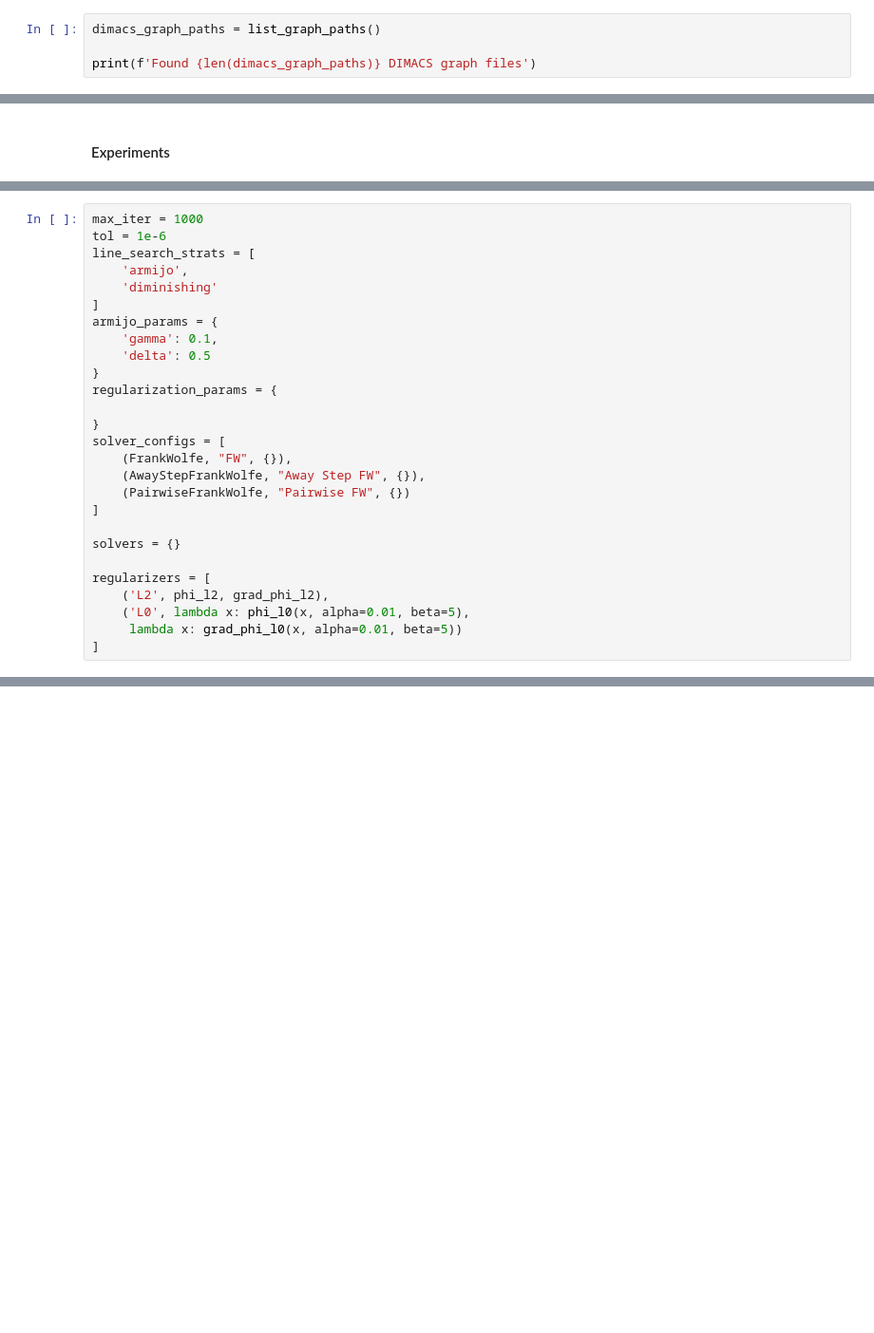
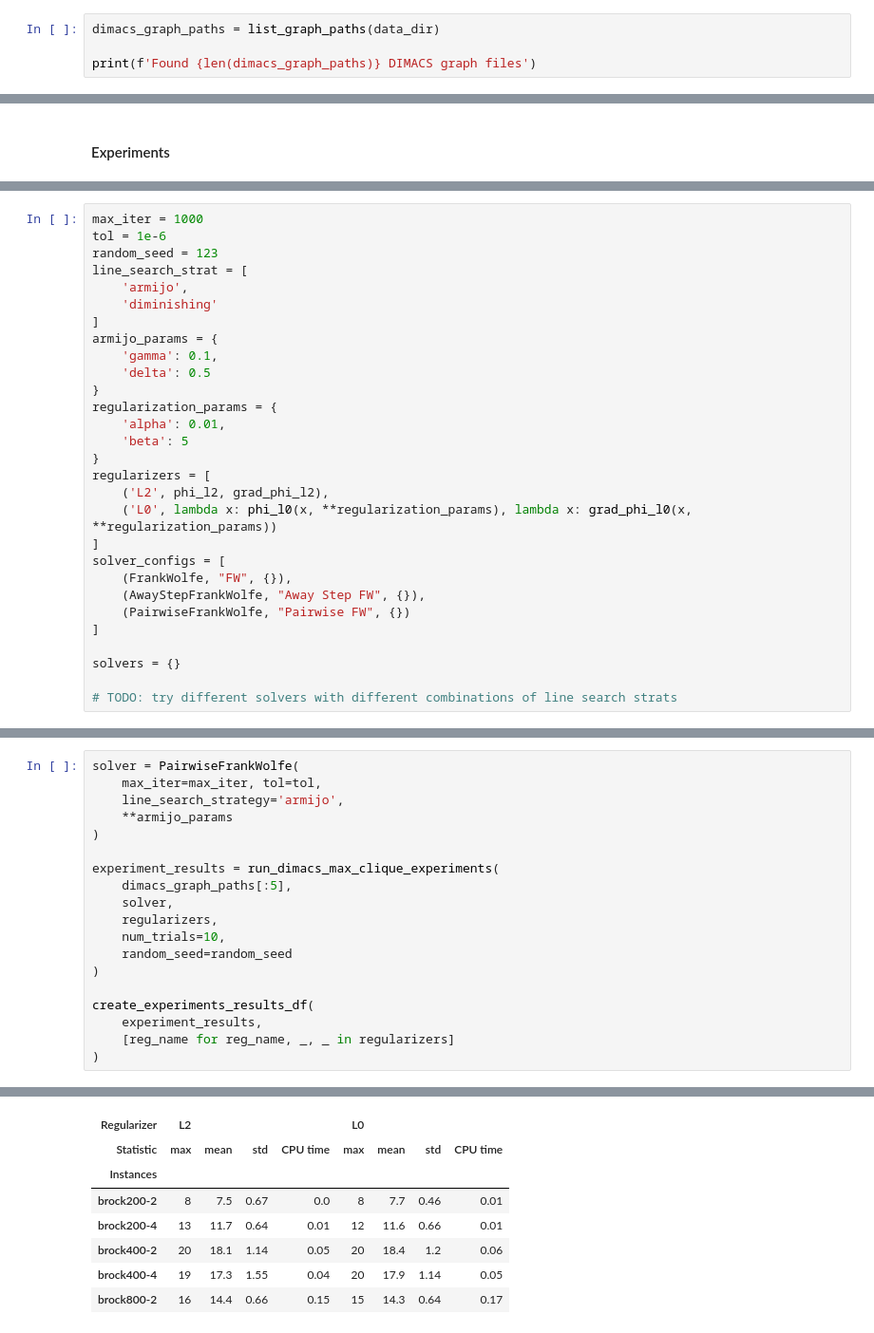
Before and after one commit to pavelihno/optimization-data-science, a Jupyter notebook: Project.ipynb, the cells around one changed output, grey strips where cells are left out. Shown at 95% size. Cells and saved outputs as stored; diff of their text form; blank space fills up the shorter version.

Commit message:
created function for running experiments on DIMACS

```diff
--- a/Project.ipynb
+++ b/Project.ipynb
@@ -938,7 +942,7 @@ def load_graph(graph_path):
 
     return graph_name, adj_matrix
 # %%
-dimacs_graph_paths = list_graph_paths()
+dimacs_graph_paths = list_graph_paths(data_dir)
 
 print(f'Found {len(dimacs_graph_paths)} DIMACS graph files')
 # %% [output]
@@ -952,7 +1045,8 @@ Found 31 DIMACS graph files
 # %%
 max_iter = 1000
 tol = 1e-6
-line_search_strats = [
+random_seed = 123
+line_search_strat = [
     'armijo',
     'diminishing'
 ]
@@ -961,8 +1055,13 @@ armijo_params = {
     'delta': 0.5
 }
 regularization_params = {
-
+    'alpha': 0.01,
+    'beta': 5
 }
+regularizers = [
+    ('L2', phi_l2, grad_phi_l2),
+    ('L0', lambda x: phi_l0(x, **regularization_params), lambda x: grad_phi_l0(x, **regularization_params))
+]
 solver_configs = [
     (FrankWolfe, "FW", {}),
     (AwayStepFrankWolfe, "Away Step FW", {}),
@@ -971,8 +1070,4 @@ solver_configs = [
 
 solvers = {}
 
-regularizers = [
-    ('L2', phi_l2, grad_phi_l2),
-    ('L0', lambda x: phi_l0(x, alpha=0.01, beta=5),
-     lambda x: grad_phi_l0(x, alpha=0.01, beta=5))
-]
+# TODO: try different solvers with different combinations of line search strats
@@ -1068,0 +1074,20 @@ Solving DIMACS Max Clique problem with Away Step FW (armijo + L0) on Max Clique.
+# %%
+solver = PairwiseFrankWolfe(
+    max_iter=max_iter, tol=tol,
+    line_search_strategy='armijo',
+    **armijo_params
+)
+
+experiment_results = run_dimacs_max_clique_experiments(
+    dimacs_graph_paths[:5],
+    solver,
+    regularizers,
+    num_trials=10,
+    random_seed=random_seed
+)
+
+create_experiments_results_df(
+    experiment_results,
+    [reg_name for reg_name, _, _ in regularizers]
+)
+# %% [output]
@@ -1068,0 +1099,8 @@ Solving DIMACS Max Clique problem with Away Step FW (armijo + L0) on Max Clique.
+| Regularizer | L2 |  |  |  | L0 |  |  |  |
+| Statistic | max | mean | std | CPU time | max | mean | std | CPU time |
+| Instances |  |  |  |  |  |  |  |  |
+| brock200-2 | 8 | 7.5 | 0.67 | 0.0 | 8 | 7.7 | 0.46 | 0.01 |
+| brock200-4 | 13 | 11.7 | 0.64 | 0.01 | 12 | 11.6 | 0.66 | 0.01 |
+| brock400-2 | 20 | 18.1 | 1.14 | 0.05 | 20 | 18.4 | 1.2 | 0.06 |
+| brock400-4 | 19 | 17.3 | 1.55 | 0.04 | 20 | 17.9 | 1.14 | 0.05 |
+| brock800-2 | 16 | 14.4 | 0.66 | 0.15 | 15 | 14.3 | 0.64 | 0.17 |
```
Also changed, not shown: parts of 14 cells of this notebook.
